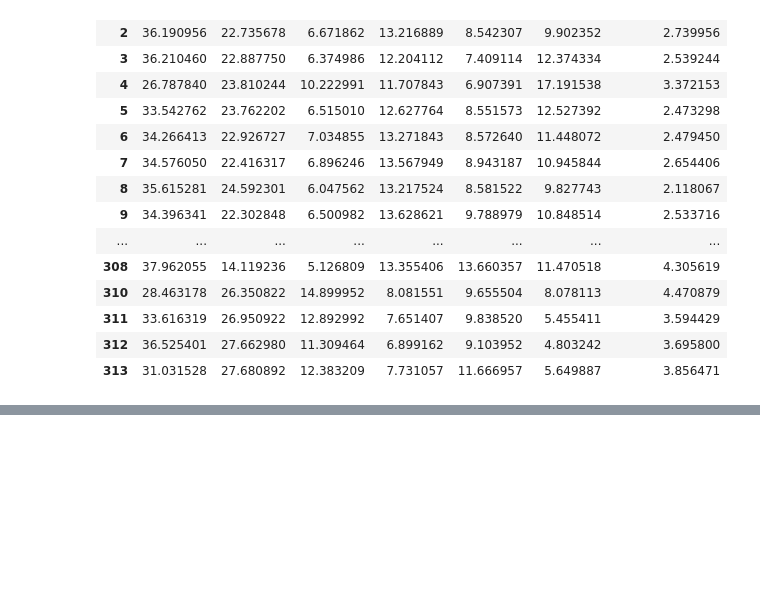
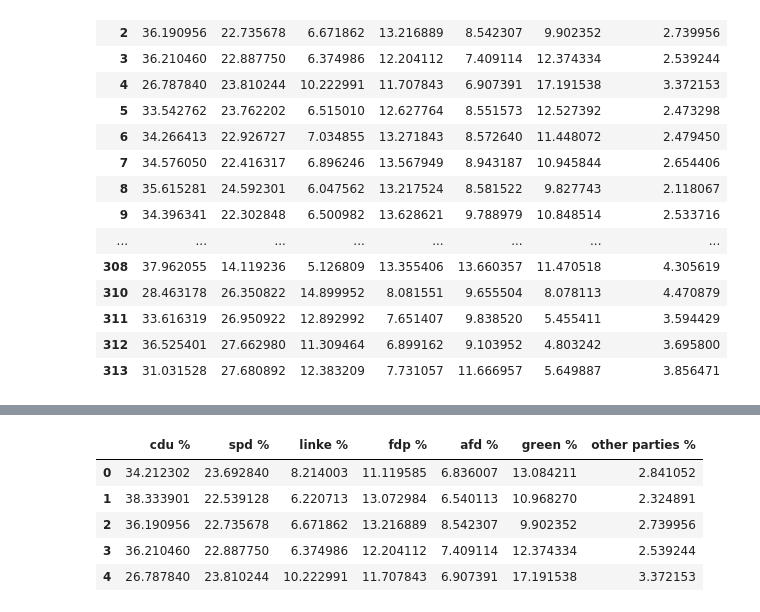
Before and after one commit to MariusMeiners/w07_assignment, a Jupyter notebook: W07.ipynb, the cells around one changed output, grey strips where cells are left out. Saved outputs shown, nothing was run; the diff lists cells and outputs as text; code cells hidden in the pictures; blank space fills up the shorter version.

```diff
--- a/W07.ipynb
+++ b/W07.ipynb
@@ -397,0 +402,9 @@ y
+# %%
+areas.iloc[0:5,:].loc[:, parties_percentages]
+# %% [output]
+|  | cdu % | spd % | linke % | fdp % | afd % | green % | other parties % |
+| 0 | 34.212302 | 23.692840 | 8.214003 | 11.119585 | 6.836007 | 13.084211 | 2.841052 |
+| 1 | 38.333901 | 22.539128 | 6.220713 | 13.072984 | 6.540113 | 10.968270 | 2.324891 |
+| 2 | 36.190956 | 22.735678 | 6.671862 | 13.216889 | 8.542307 | 9.902352 | 2.739956 |
+| 3 | 36.210460 | 22.887750 | 6.374986 | 12.204112 | 7.409114 | 12.374334 | 2.539244 |
+| 4 | 26.787840 | 23.810244 | 10.222991 | 11.707843 | 6.907391 | 17.191538 | 3.372153 |
```
Also changed, not shown: parts of 18 cells of this notebook, 15 other files.
